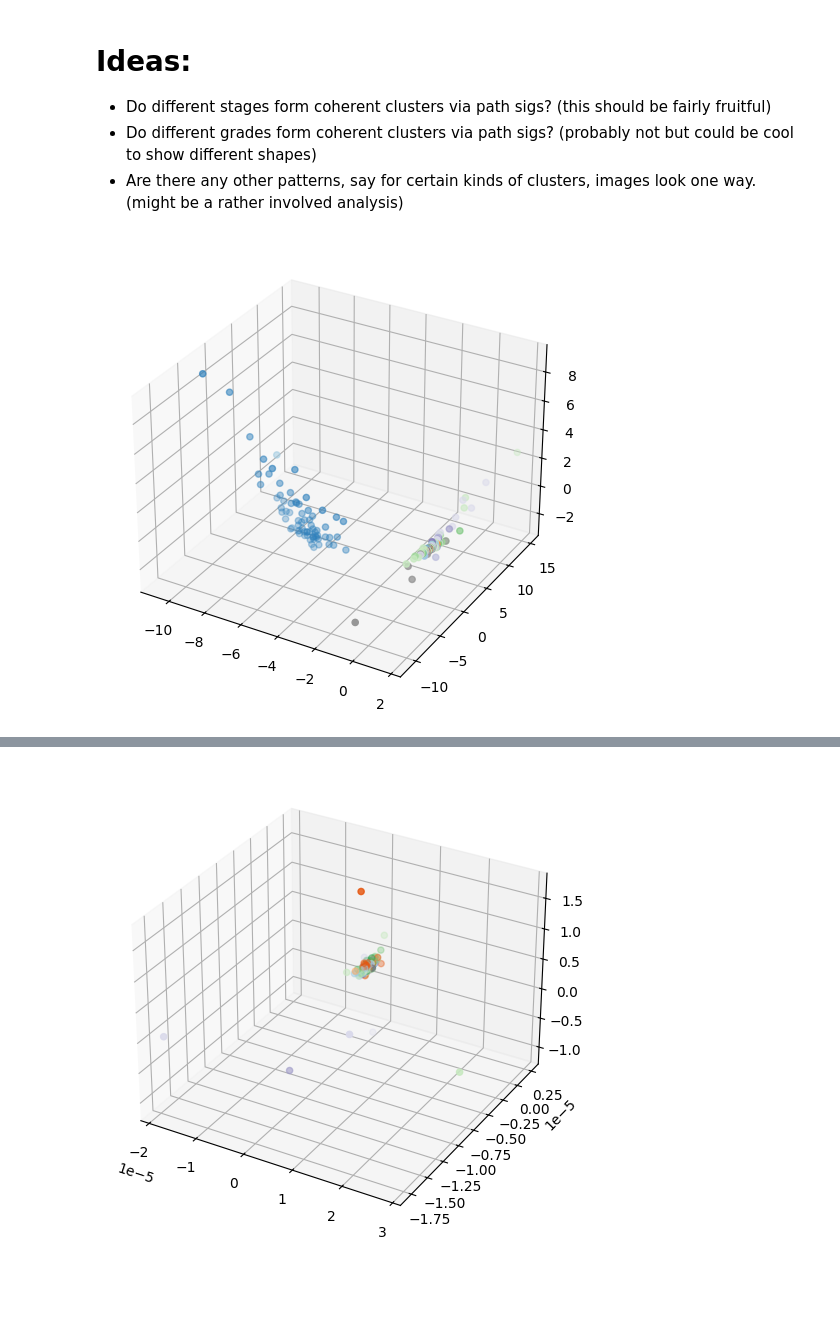
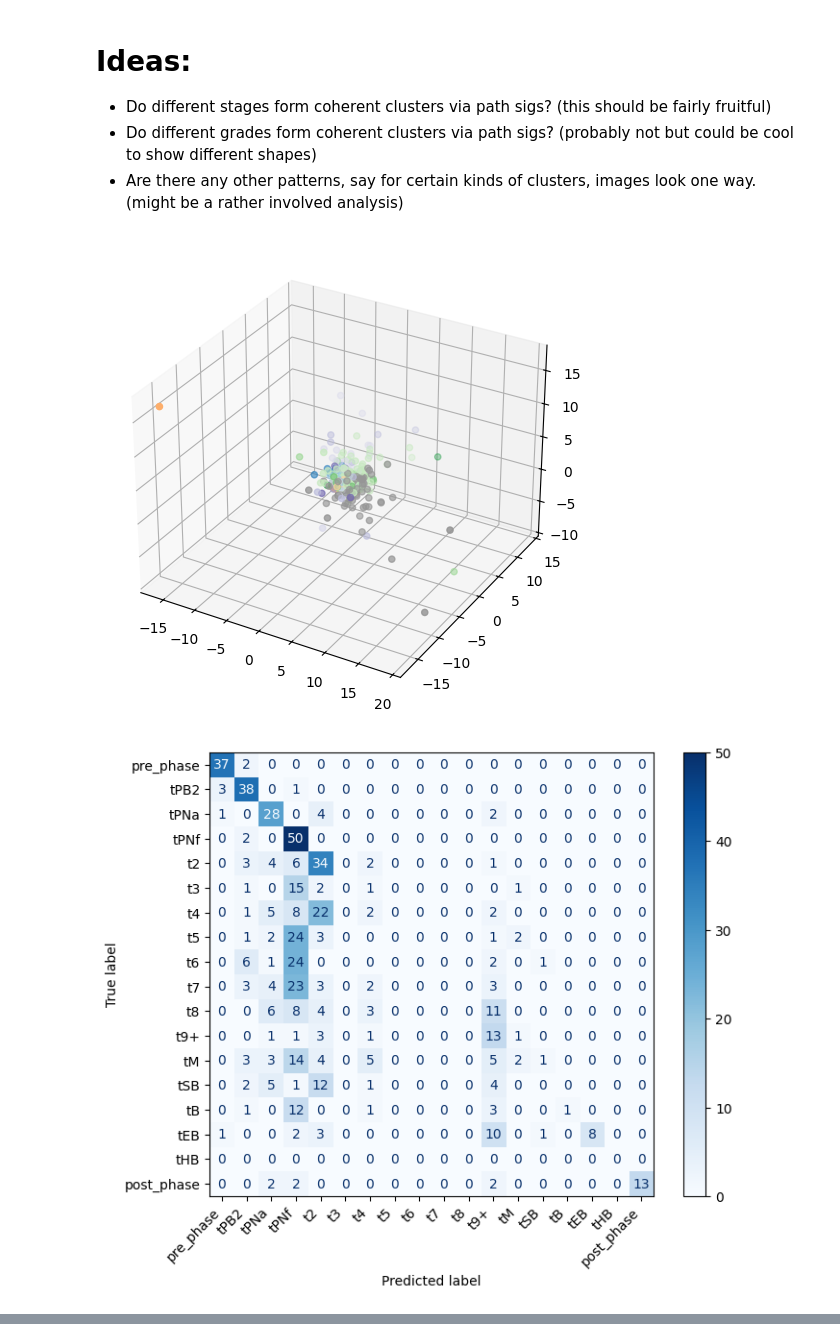
Before and after one commit to UW-Madison-CBML/MORFEA, a Jupyter notebook: analysis/qual_analysis.ipynb, the cells around one changed output, grey strips where cells are left out. Saved outputs shown, nothing was run; the diff lists cells and outputs as text; code cells hidden in the pictures; blank space fills up the shorter version.

```diff
--- a/analysis/qual_analysis.ipynb
+++ b/analysis/qual_analysis.ipynb
@@ -46,7 +49,7 @@ df = pd.concat([metadata_df, latents_df, pca_latents_df], axis=1)
 # pick out some random embryo_ids so that we can look at smaller subsets
 embryo_ids = df["embryo_id"].unique()
 np.random.shuffle(embryo_ids)
-embryo_ids = embryo_ids[:int(len(embryo_ids) * 0.1)]
+embryo_ids = embryo_ids[:int(len(embryo_ids) * 0.3)]
 df = df[df["embryo_id"].isin(embryo_ids)]
 # %%
 ps_cols = [f"path_sig_{i}" for i in range(len(iisignature.basis(iisignature.prepare(PCA_DIM+1, path_sig_depth))))]
@@ -62,33 +65,53 @@ path_sig_df = df.groupby(["embryo_id", "phase"]).progress_apply(path_sig_agg).re
 %matplotlib inline
 path_sig_df["phase_indices"]  = [StageDataset.PHASES.index(p) for p in path_sig_df['phase'].to_list()]
 X = path_sig_df[ps_cols].to_numpy()
 y = path_sig_df["phase_indices"].to_numpy()
 # X must be positive for whatever reason
 X = X + np.abs(X.min())
-new_X = PCA(n_components=3).fit_transform(StandardScaler().fit_transform(SelectKBest(chi2, k=5).fit_transform(X, y)))
+new_X = PCA(n_components=3).fit_transform(StandardScaler().fit_transform(SelectKBest(chi2, k=3).fit_transform(X, y)))
 fig, ax = plt.subplots(figsize=(8,6), subplot_kw={"projection":"3d"})
 ax.scatter(new_X[:,0], new_X[:,1], new_X[:,2], c=y, cmap='tab20c', vmin=0, vmax=19)
 plt.show()
 plt.close(fig)
 
+
+#Let's try random forest classification
+clf = RandomForestClassifier(max_depth=4, random_state=0)
+path_sig_df = path_sig_df.sample(frac=1, replace=False)
+train_df = path_sig_df.iloc[:int(0.8 * len(path_sig_df))]
+val_df = path_sig_df.iloc[int(0.8 * len(path_sig_df)):]
+X = train_df[ps_cols].to_numpy()
+y = train_df["phase_indices"].to_numpy()
+clf.fit(X, y)
+
+pred = clf.predict(val_df[ps_cols].to_numpy())
+gt = val_df["phase_indices"].to_numpy()
+(_,_,f), cm = prfcm(torch.from_numpy(gt), torch.from_numpy(pred), len(StageDataset.PHASES))
+fig, ax = plt.subplots(figsize=(8,6))
+disp_cm(cm.numpy(), StageDataset.PHASES, fig, ax)
+plt.show()
+plt.close(fig)
+print(cm.numpy(), "\n", f.numpy())
 # now let's look at
 path_sigs = path_sig_df[ps_cols].to_numpy()
 
 # we want to remove outliers
 path_sigs_mean = path_sigs.mean(axis=0)
 path_sigs_std_dev = path_sigs.std()
 path_sigs_dists = cdist(path_sigs, path_sigs_mean[None,:]).squeeze(1)
 path_sigs_mask = path_sigs_dists < (path_sigs_std_dev * 1.8)
 # remove outliers
 normed_path_sig_df = path_sig_df[path_sigs_mask]
 
-normed_path_sigs = StandardScaler().fit_transform(normed_path_sig_df[ps_cols].to_numpy()) / (np.linalg.norm(normed_path_sig_df[ps_cols].to_numpy() ** 2) + 1e-10)
+normed_path_sigs = StandardScaler().fit_transform(normed_path_sig_df[ps_cols].to_numpy())
 print(np.isnan(normed_path_sigs).sum())
 visual_ps = PCA(n_components=3).fit_transform(normed_path_sigs)
 visual_ps_colors = normed_path_sig_df["phase_indices"]
 fig, ax = plt.subplots(figsize=(8,6), subplot_kw={"projection":"3d"})
 ax.scatter(visual_ps[:,0], visual_ps[:,1], visual_ps[:,2], c=visual_ps_colors, cmap='tab20c', vmin=0, vmax=19)
 plt.show()
 plt.close(fig)
+plt.close()
 # %% [output]
-[figure, old version]
+[figure, new version]
+[figure, new version]
@@ -95,2 +134 @@ plt.close(fig)
 0
-[figure, old version]
```
Also changed, not shown: parts of 3 cells of this notebook, 2 other files.
